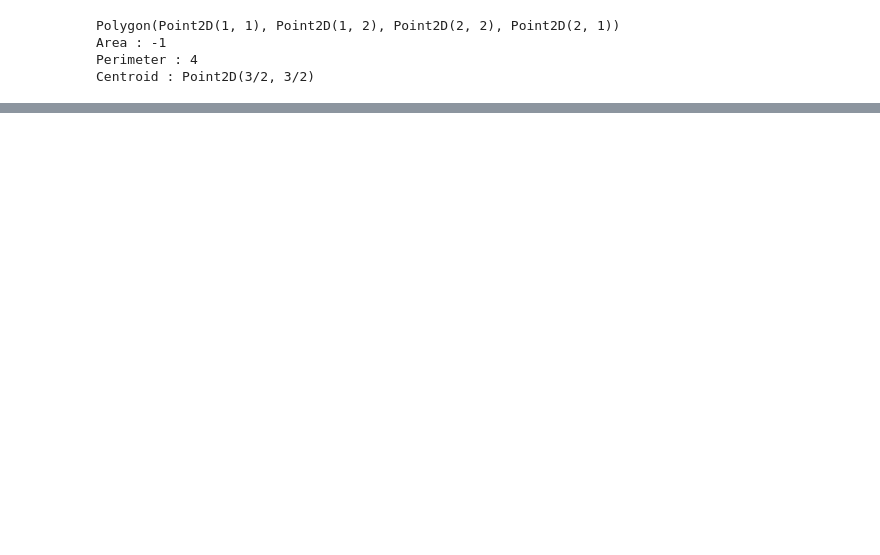
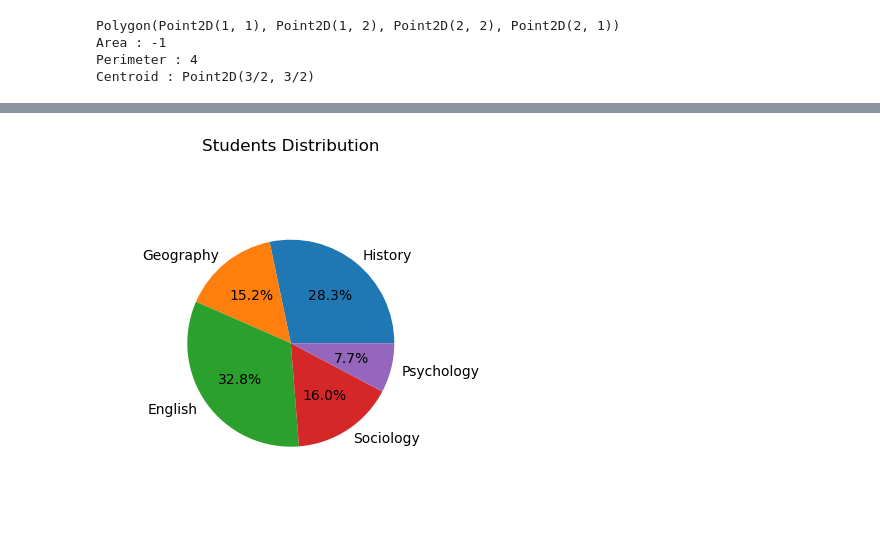
Before and after one commit to test-user9/maths_solution, a Jupyter notebook: maths_slip.ipynb, the cells around one changed output, grey strips where cells are left out. Cells and saved outputs as stored; diff of their text form; code cells hidden in the pictures; blank space fills up the shorter version.

```diff
--- a/maths_slip.ipynb
+++ b/maths_slip.ipynb
@@ -314,0 +413,11 @@ Centroid : Point2D(3/2, 3/2)
+# %%
+import matplotlib.pyplot as plt
+
+subjects = ["History", "Geography", "English", "Sociology", "Psychology"]
+students = [168, 90, 195, 95, 46]
+
+plt.pie(students, labels=subjects, autopct='%1.1f%%', radius=0.7)
+plt.title("Students Distribution")
+plt.show()
+# %% [output]
+[figure, added]
```
Also changed, not shown: parts of 15 cells of this notebook.
